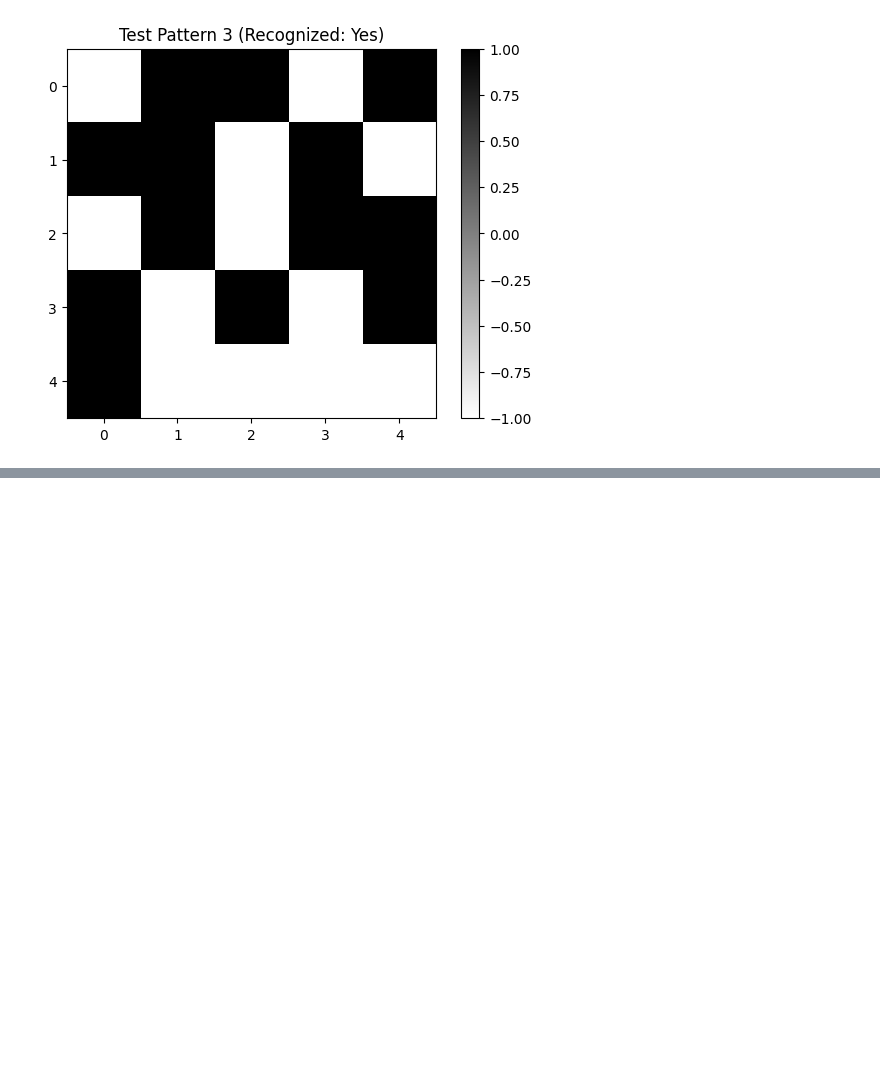
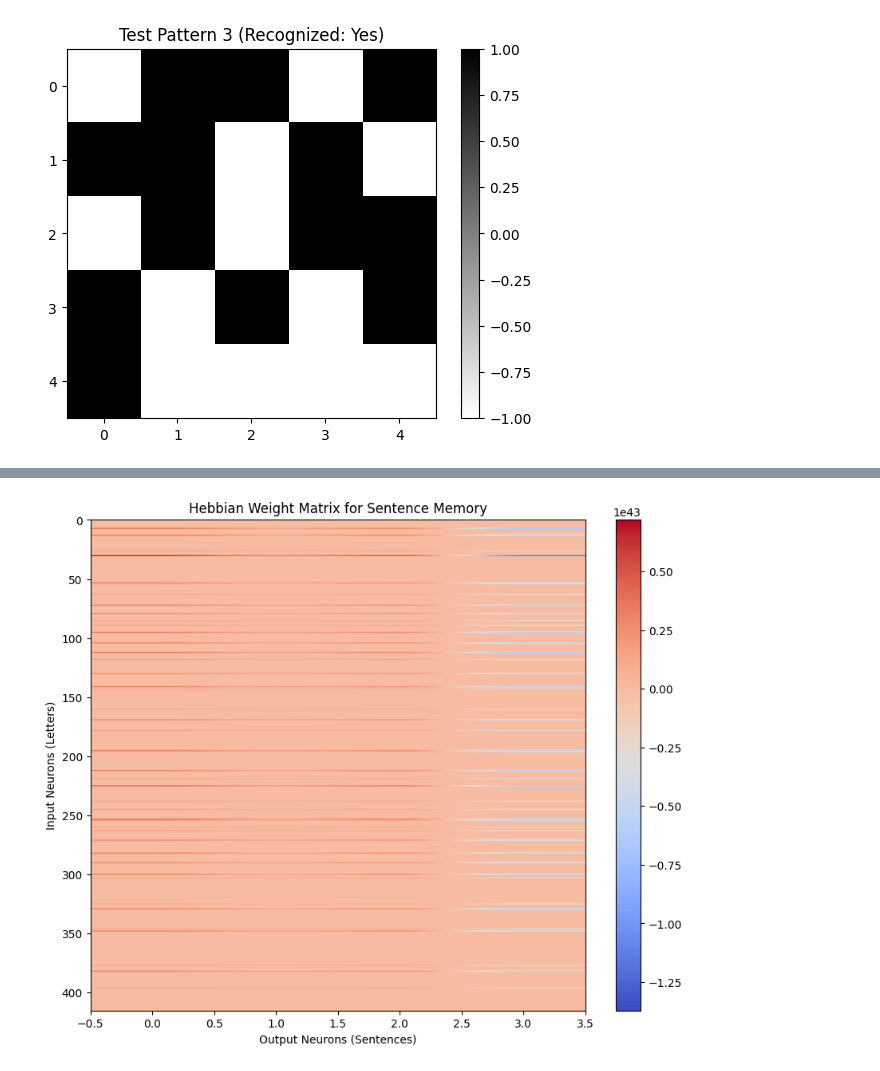
Before and after one commit to Jia-Yee/handcraft-mind, a Jupyter notebook: notebook/1-Hebbian.ipynb, the cells around one changed output, grey strips where cells are left out. Saved outputs shown, nothing was run; the diff lists cells and outputs as text; code cells hidden in the pictures; blank space fills up the shorter version.

Commit message:
add sentences memory

```diff
--- a/notebook/1-Hebbian.ipynb
+++ b/notebook/1-Hebbian.ipynb
@@ -349,3 +349,87 @@ Pattern 2: Recognized as target? Yes
 [figure]
 Pattern 3: Recognized as target? Yes
 [figure]
+# %%
+# Sentence Memory Example
+def sentence_memory_example():
+    # Define our sentences to memorize
+    sentences = [
+        "HELLO WORLD",
+        "MACHINE LEARNING",
+        "HEBBIAN RULE",
+        "NEURAL NETWORKS"
+    ]
+
+    # Parameters
+    max_length = max(len(s) for s in sentences)
+    vocab_size = 26  # A-Z
+    input_size = max_length * vocab_size
+    output_size = len(sentences)
+
+    # Create the network
+    network = HebbianNetwork(input_size, output_size, learning_rate=0.1)
+
+    # Function to encode a sentence as a binary pattern
+    def encode_sentence(sentence):
+        encoded = np.zeros(input_size)
+        for i, char in enumerate(sentence):
+            if char == ' ':
+                continue  # Skip spaces
+            char_idx = ord(char.upper()) - ord('A')
+            if 0 <= char_idx < 26:
+                encoded[i * vocab_size + char_idx] = 1
+        return encoded
+
+    # Create training data
+    X_train = [encode_sentence(s) for s in sentences]
+    # Each sentence gets its own output unit
+    y_train = np.eye(len(sentences))  # One-hot encoding
+
+    # Train the network
+    network.train(X_train, y_train, epochs=100)
+
+    # Test recall
+    print("\nTesting perfect recall:")
+    for i, sentence in enumerate(sentences):
+        output = network.predict(X_train[i])
+        recalled_idx = np.argmax(output)
+        print(f"Input: '{sentence}'")
+        print(f"Output: {output}")
+        print(f"Recalled as: '{sentences[recalled_idx]}'")
+        print(f"Confidence: {output[recalled_idx]:.2f}\n")
+
+    # Test with noisy/partial inputs
+    print("\nTesting noisy recall:")
+    test_cases = [
+        ("HELLO", 0.5),    # Partial first sentence
+        ("LEARNING", 0.7), # Partial second sentence
+        ("RULE", 0.6),     # Partial third sentence
+        ("NET", 0.4)       # Partial fourth sentence
+    ]
+
+    for sentence, noise_level in test_cases:
+        # Create noisy version
+        encoded = encode_sentence(sentence)
+        noise_mask = np.random.random(len(encoded)) < noise_level
+        noisy_encoded = encoded.copy()
+        noisy_encoded[noise_mask] = 1 - noisy_encoded[noise_mask]  # Flip bits
+
+        output = network.predict(noisy_encoded)
+        recalled_idx = np.argmax(output)
+        print(f"Input: '{sentence}' with {noise_level*100:.0f}% noise")
+        print(f"Output: {output}")
+        print(f"Recalled as: '{sentences[recalled_idx]}'")
+        print(f"Confidence: {output[recalled_idx]:.2f}\n")
+
+    # Visualize the weight matrix
+    plt.figure(figsize=(10, 8))
+    plt.imshow(network.weights, cmap='coolwarm', aspect='auto')
+    plt.colorbar()
+    plt.title("Hebbian Weight Matrix for Sentence Memory")
+    plt.xlabel("Output Neurons (Sentences)")
+    plt.ylabel("Input Neurons (Letters)")
+    plt.show()
+
+if __name__ == "__main__":
+    sentence_memory_example()
+# %% [output]
@@ -351,0 +453 @@ Pattern 3: Recognized as target? Yes
+[figure, added]
```
Also changed, not shown: parts of 1 cell of this notebook.
